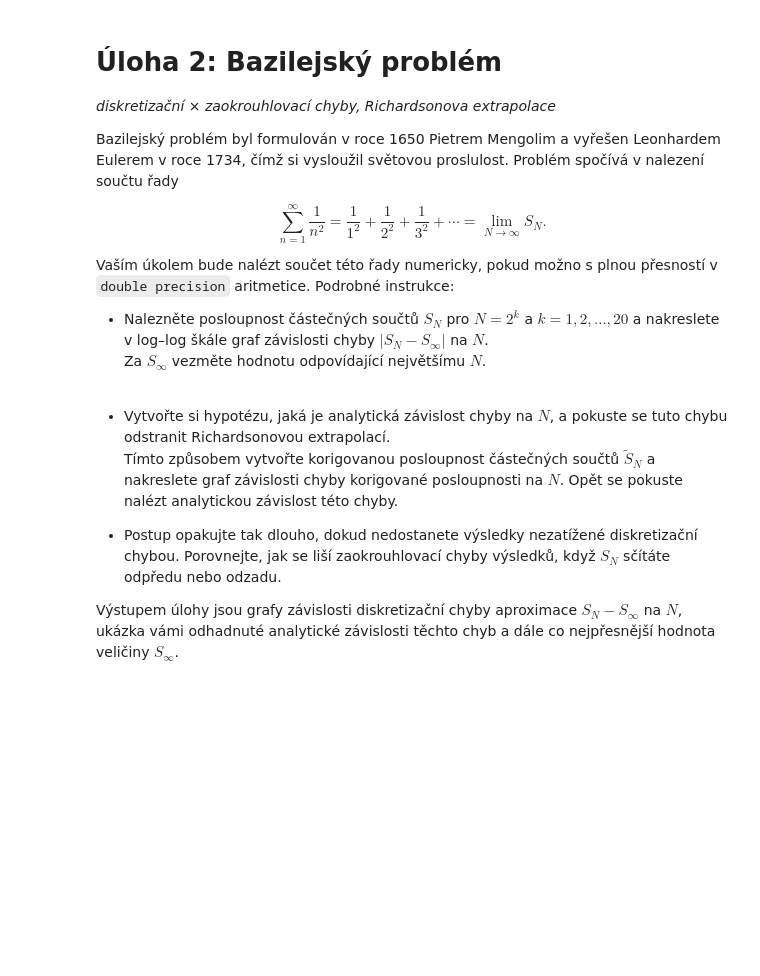
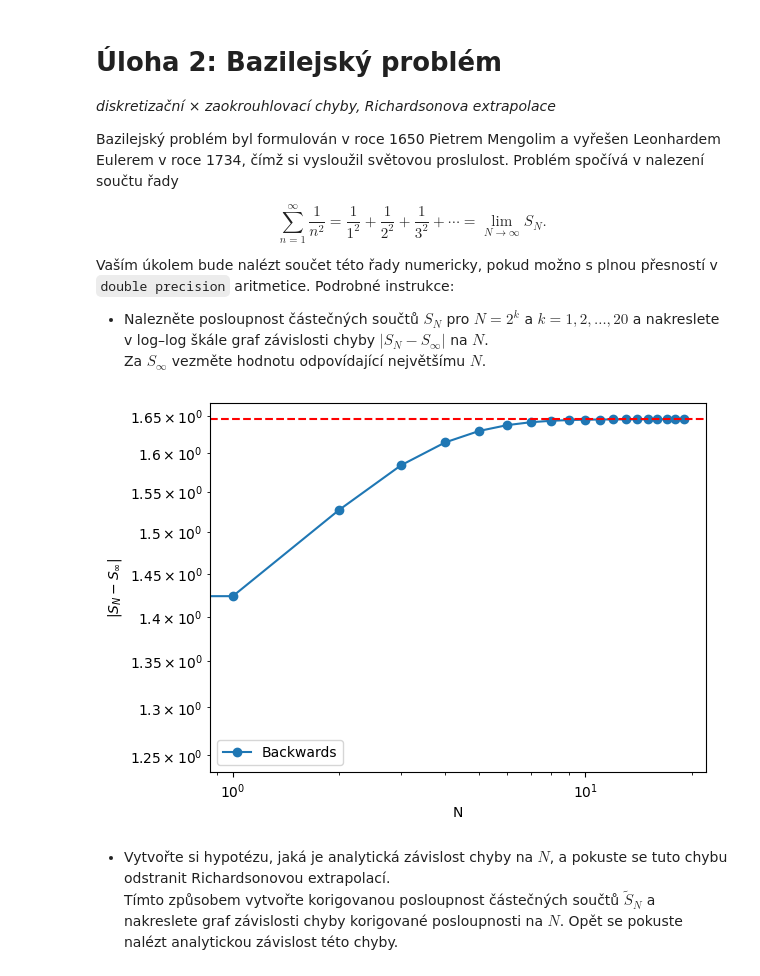
Before and after one commit to Mateo334/Physics, a Jupyter notebook: Numerical_methods/2.ipynb, the cells around one changed output. Drawn from its saved outputs; the diff is of its cells as text; code cells hidden in the pictures; blank space fills up the shorter version.

```diff
--- a/Numerical_methods/2.ipynb
+++ b/Numerical_methods/2.ipynb
@@ -19,16 +19,20 @@ Vaším úkolem bude nalézt součet této řady numericky, pokud možno s plnou
   Za $S_\infty$ vezměte hodnotu odpovídající největšímu $N$.
 # %%
 import numpy as np
-
+import matplotlib.pyplot as plt
 sn = []
 for k in range(1,21):
-    sn.append(np.sum[1/i**2 for i in range(2**k, 0, -1)])
-print(sn)
+    sn.append(np.sum([1/i**2 for i in range(2**k, 0, -1)]))
+
+plt.loglog(sn,  'o-', label = "Backwards")
+plt.xlabel("N")
+plt.ylabel(r"$|S_N - S_{\infty}|$")
+plt.axhline(np.pi**2/6, color="r", linestyle="--")
+plt.legend()
+plt.show()
+# %% [output]
+[figure, added]
 # %% [markdown]
 
 - Vytvořte si hypotézu, jaká je analytická závislost chyby na $N$, a pokuste se tuto chybu odstranit Richardsonovou extrapolací.
   Tímto způsobem vytvořte korigovanou posloupnost částečných součtů $\tilde{S}_N$ a nakreslete graf závislosti chyby korigované posloupnosti na $N$. Opět se pokuste nalézt analytickou závislost této chyby.
-
-- Postup opakujte tak dlouho, dokud nedostanete výsledky nezatížené diskretizační chybou. Porovnejte, jak se liší zaokrouhlovací chyby výsledků, když $S_N$ sčítáte odpředu nebo odzadu.
-
-Výstupem úlohy jsou grafy závislosti diskretizační chyby aproximace $S_N - S_\infty$ na $N$, ukázka vámi odhadnuté analytické závislosti těchto chyb a dále co nejpřesnější hodnota veličiny $S_\infty$.
```
Also changed, not shown: parts of 3 cells of this notebook, 4 other files.
